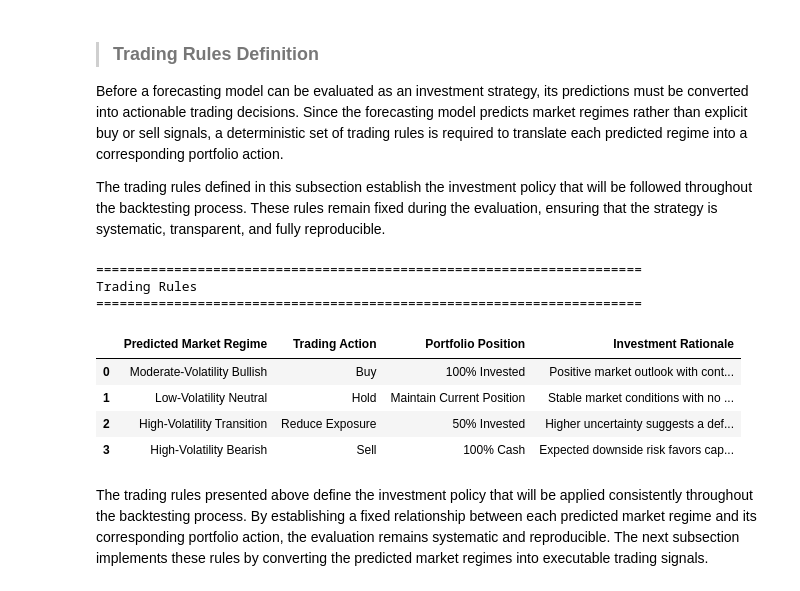
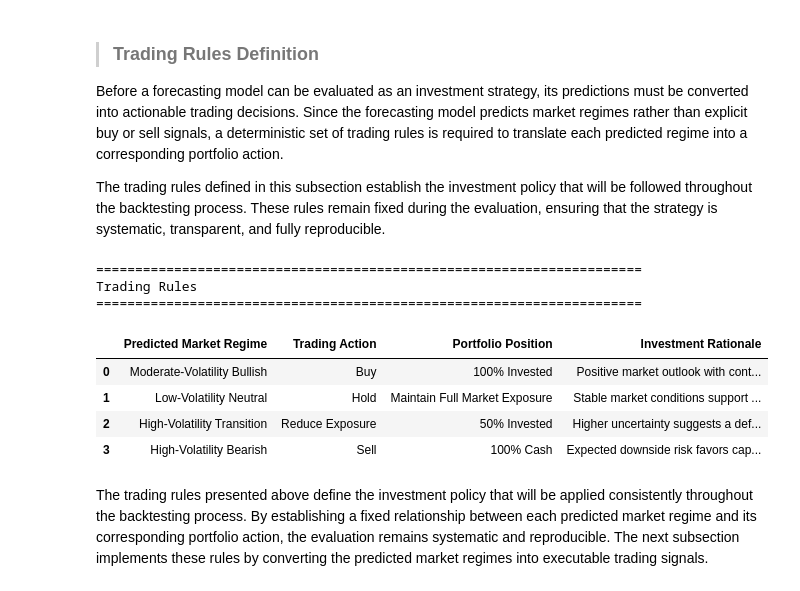
Before and after one commit to GaelRendon/Financial-market-regime-detetcion-system, a Jupyter notebook: notebooks/08_strategy_evaluation.ipynb, the cells around one changed output. Saved outputs shown, nothing was run; the diff lists cells and outputs as text; code cells hidden in the pictures.

```diff
--- a/notebooks/08_strategy_evaluation.ipynb
+++ b/notebooks/08_strategy_evaluation.ipynb
@@ -140,36 +140,36 @@ trading_rules = pd.DataFrame(
             "Hold",
             "Reduce Exposure",
             "Sell"
         ],
 
         "Portfolio Position": [
             "100% Invested",
-            "Maintain Current Position",
+            "Maintain Full Market Exposure",
             "50% Invested",
             "100% Cash"
         ],
 
         "Investment Rationale": [
             "Positive market outlook with controlled volatility.",
-            "Stable market conditions with no strong directional signal.",
+            "Stable market conditions support continued market exposure.",
             "Higher uncertainty suggests a defensive allocation.",
             "Expected downside risk favors capital preservation."
         ]
     }
 )
 
 print("=" * 70)
 print("Trading Rules")
 print("=" * 70)
 
 display(trading_rules)
 # %% [output]
 ======================================================================
 Trading Rules
 ======================================================================
 |  | Predicted Market Regime | Trading Action | Portfolio Position | Investment Rationale |
 | 0 | Moderate-Volatility Bullish | Buy | 100% Invested | Positive market outlook with cont... |
-| 1 | Low-Volatility Neutral | Hold | Maintain Current Position | Stable market conditions with no ... |
+| 1 | Low-Volatility Neutral | Hold | Maintain Full Market Exposure | Stable market conditions support ... |
 | 2 | High-Volatility Transition | Reduce Exposure | 50% Invested | Higher uncertainty suggests a def... |
 | 3 | High-Volatility Bearish | Sell | 100% Cash | Expected downside risk favors cap... |
 # %% [markdown]
```
Also changed, not shown: parts of 6 cells of this notebook.
